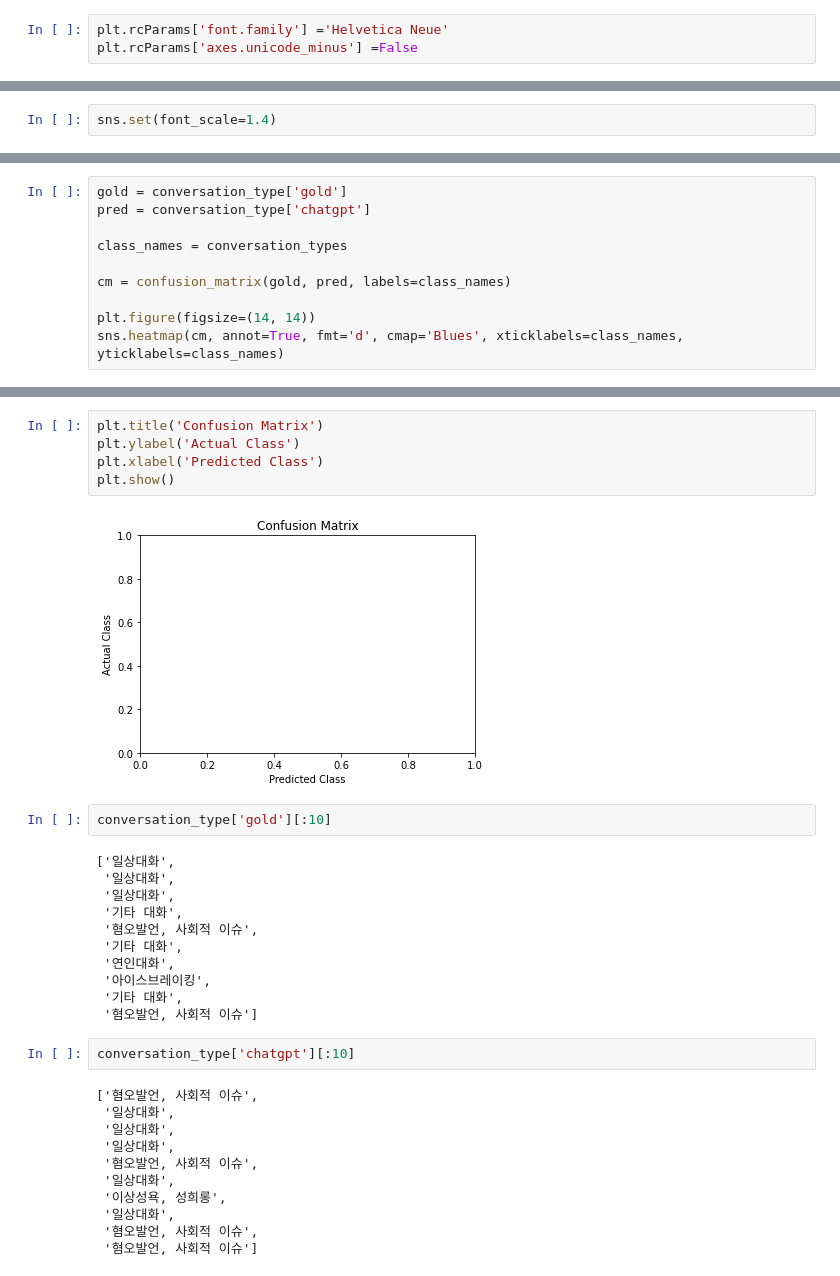
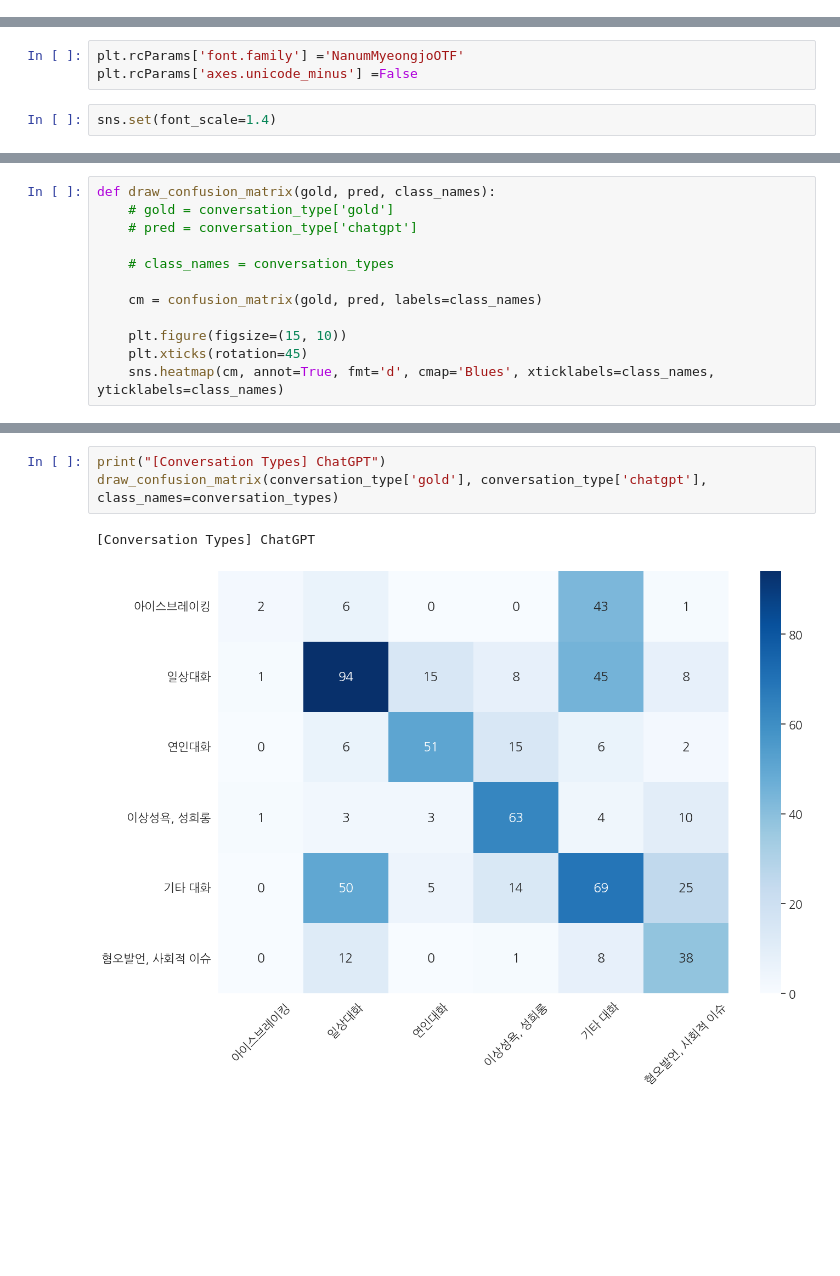
Before and after one commit to boychaboy/RICoTA, a Jupyter notebook: playground.ipynb, the cells around one changed output, grey strips where cells are left out. Drawn from its saved outputs; the diff is of its cells as text; blank space fills up the shorter version.

```diff
--- a/playground.ipynb
+++ b/playground.ipynb
@@ -1605,6 +1626,3 @@ conversation_types
-# %%
-plt.rcParams['font.family'] ='Helvetica Neue'
-plt.rcParams['axes.unicode_minus'] =False
 # %%
 import matplotlib.font_manager
 
@@ -1630,5 +1648,8 @@ cmr10
 cmss10
 cmsy10
 cmtt10
+# %%
+plt.rcParams['font.family'] ='NanumMyeongjoOTF'
+plt.rcParams['axes.unicode_minus'] =False
 # %%
 sns.set(font_scale=1.4)
@@ -1637,10 +1656,12 @@ import shutill
 # %%
-gold = conversation_type['gold']
-pred = conversation_type['chatgpt']
+def draw_confusion_matrix(gold, pred, class_names):
+    # gold = conversation_type['gold']
+    # pred = conversation_type['chatgpt']
 
-class_names = conversation_types
+    # class_names = conversation_types
 
-cm = confusion_matrix(gold, pred, labels=class_names)
+    cm = confusion_matrix(gold, pred, labels=class_names)
 
-plt.figure(figsize=(14, 14))
-sns.heatmap(cm, annot=True, fmt='d', cmap='Blues', xticklabels=class_names, yticklabels=class_names)
+    plt.figure(figsize=(15, 10))
+    plt.xticks(rotation=45)
+    sns.heatmap(cm, annot=True, fmt='d', cmap='Blues', xticklabels=class_names, yticklabels=class_names)
@@ -1650,33 +1668,6 @@ sns.heatmap(cm, annot=True, fmt='d', cmap='Blues', xticklabels=class_names, ytic
-# %%
-plt.title('Confusion Matrix')
-plt.ylabel('Actual Class')
-plt.xlabel('Predicted Class')
-plt.show()
-# %% [output]
-[figure, removed]
-# %%
-conversation_type['gold'][:10]
-# %% [output]
-['일상대화',
- '일상대화',
- '일상대화',
- '기타 대화',
- '혐오발언, 사회적 이슈',
- '기타 대화',
- '연인대화',
- '아이스브레이킹',
- '기타 대화',
- '혐오발언, 사회적 이슈']
-# %%
-conversation_type['chatgpt'][:10]
-# %% [output]
-['혐오발언, 사회적 이슈',
- '일상대화',
- '일상대화',
- '일상대화',
- '혐오발언, 사회적 이슈',
- '일상대화',
- '이상성욕, 성희롱',
- '일상대화',
- '혐오발언, 사회적 이슈',
- '혐오발언, 사회적 이슈']
+# %%
+print("[Conversation Types] ChatGPT")
+draw_confusion_matrix(conversation_type['gold'], conversation_type['chatgpt'], class_names=conversation_types)
+# %% [output]
+[Conversation Types] ChatGPT
+[figure, added]
```
Also changed, not shown: parts of 12 cells of this notebook.
